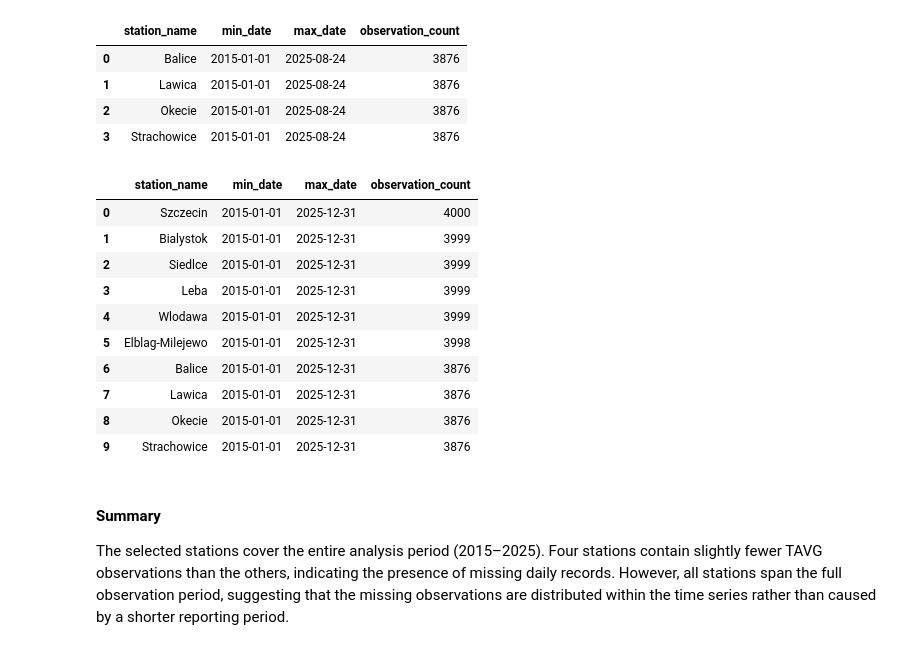
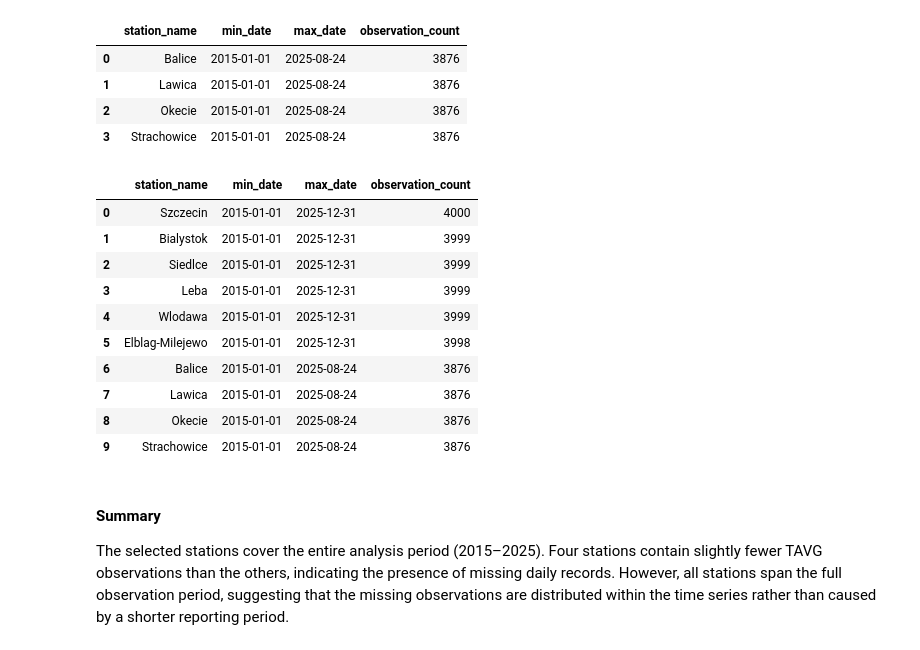
Before and after one commit to nerwuuus/data-toolkit, a Jupyter notebook: weather_data_processing/01_scripts/8_pandas_analysis.ipynb, the cells around one changed output. Cells and saved outputs as stored; diff of their text form; code cells hidden in the pictures.

Commit message:
Data quality assessment bug fix - min and max date use 'observation_date' from now

```diff
--- a/weather_data_processing/01_scripts/8_pandas_analysis.ipynb
+++ b/weather_data_processing/01_scripts/8_pandas_analysis.ipynb
@@ -317,25 +317,25 @@ agg_stations
 | 3 | Strachowice | 2015-01-01 | 2025-08-24 | 3876 |
 # %%
 agg_all = (df.groupby(['station_name']).agg(
-    min_date=('min_obs_date', 'min'),
-    max_date=('max_obs_date', 'max'),
-    observation_count=('min_obs_date', 'count')
+    min_date=('observation_date', 'min'),
+    max_date=('observation_date', 'max'),
+    observation_count=('observation_date', 'count')
 ).sort_values('observation_count', ascending=False)
 ).reset_index()
 
 agg_all
 # %% [output]
 |  | station_name | min_date | max_date | observation_count |
 | 0 | Szczecin | 2015-01-01 | 2025-12-31 | 4000 |
 | 1 | Bialystok | 2015-01-01 | 2025-12-31 | 3999 |
 | 2 | Siedlce | 2015-01-01 | 2025-12-31 | 3999 |
 | 3 | Leba | 2015-01-01 | 2025-12-31 | 3999 |
 | 4 | Wlodawa | 2015-01-01 | 2025-12-31 | 3999 |
 | 5 | Elblag-Milejewo | 2015-01-01 | 2025-12-31 | 3998 |
-| 6 | Balice | 2015-01-01 | 2025-12-31 | 3876 |
-| 7 | Lawica | 2015-01-01 | 2025-12-31 | 3876 |
-| 8 | Okecie | 2015-01-01 | 2025-12-31 | 3876 |
-| 9 | Strachowice | 2015-01-01 | 2025-12-31 | 3876 |
+| 6 | Balice | 2015-01-01 | 2025-08-24 | 3876 |
+| 7 | Lawica | 2015-01-01 | 2025-08-24 | 3876 |
+| 8 | Okecie | 2015-01-01 | 2025-08-24 | 3876 |
+| 9 | Strachowice | 2015-01-01 | 2025-08-24 | 3876 |
 # %% [markdown]
 #### Summary
 The selected stations cover the entire analysis period (2015–2025). Four stations contain slightly fewer TAVG observations than the others, indicating the presence of missing daily records. However, all stations span the full observation period, suggesting that the missing observations are distributed within the time series rather than caused by a shorter reporting period.
```
